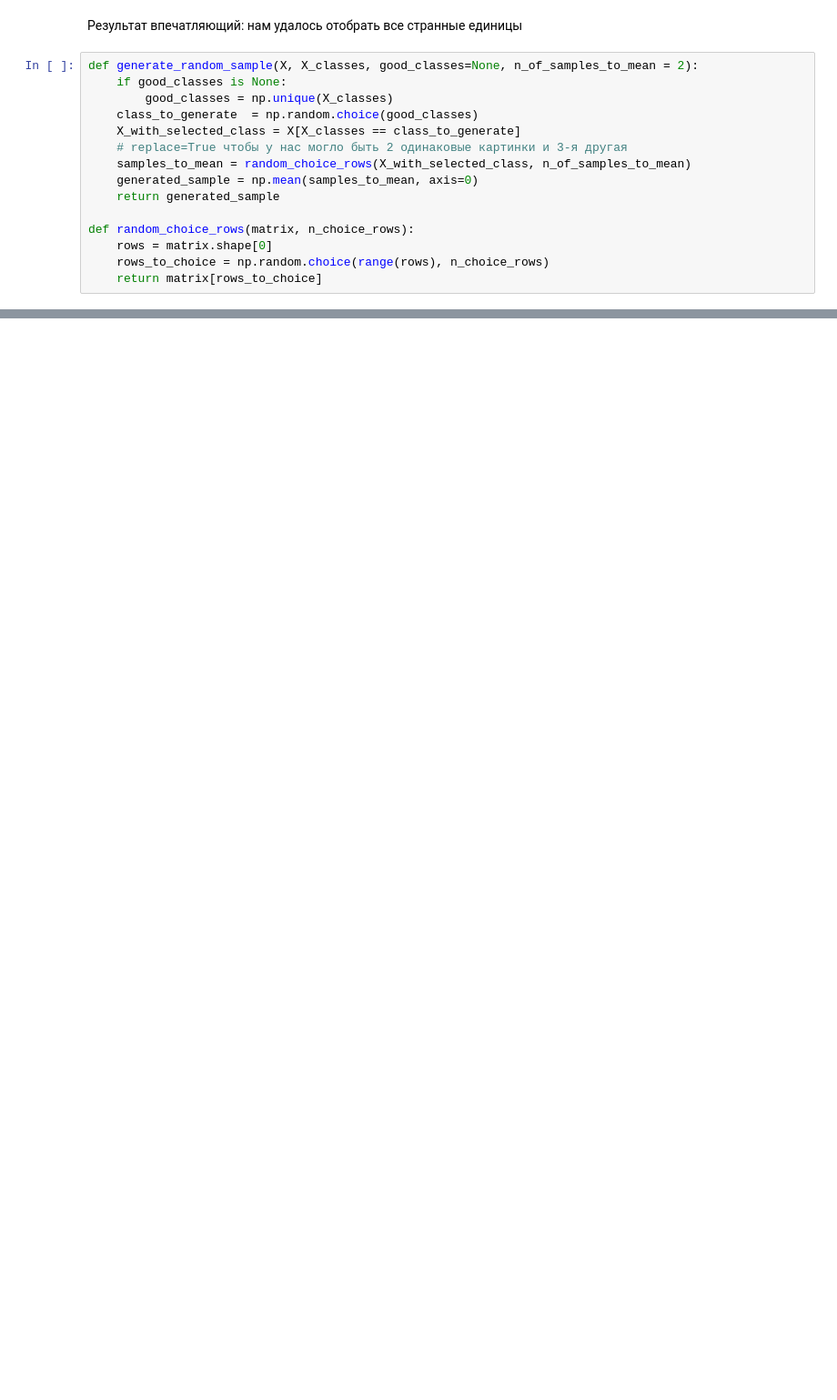
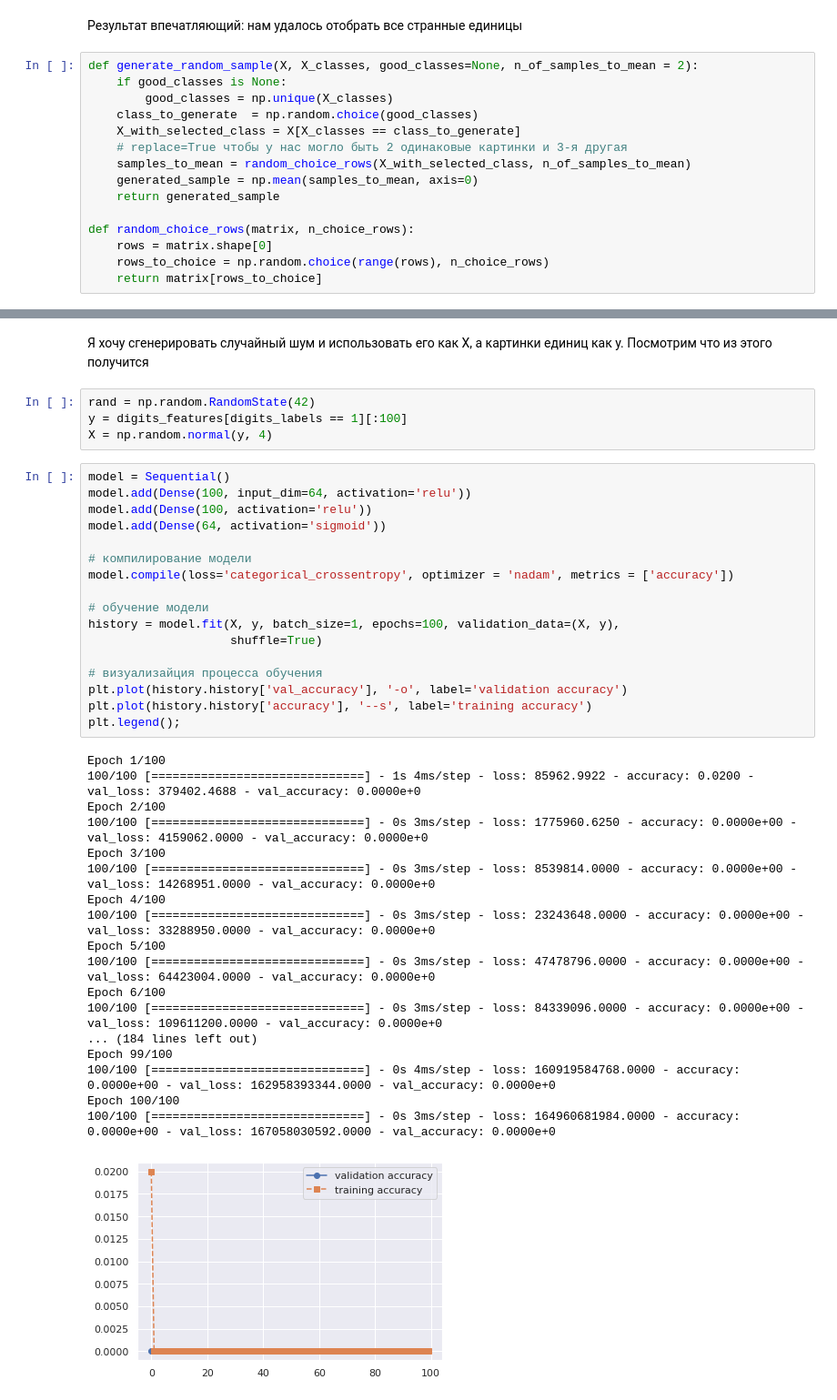
Before and after one commit to VsevolodKozlov-git/mnist-generation-experiments, a Jupyter notebook: main.ipynb, the cells around one changed output, grey strips where cells are left out. Shown at 91% size. Drawn from its saved outputs; the diff is of its cells as text; blank space fills up the shorter version.

```diff
--- a/main.ipynb
+++ b/main.ipynb
@@ -237,0 +301,42 @@ plt.show();
+# %% [markdown]
+Я хочу сгенерировать случайный шум и использовать его как X, а картинки единиц как y. Посмотрим что из этого получится
+# %%
+rand = np.random.RandomState(42)
+y = digits_features[digits_labels == 1][:100]
+X = np.random.normal(y, 4)
+# %%
+model = Sequential()
+model.add(Dense(100, input_dim=64, activation='relu'))
+model.add(Dense(100, activation='relu'))
+model.add(Dense(64, activation='sigmoid'))
+
+# компилирование модели
+model.compile(loss='categorical_crossentropy', optimizer = 'nadam', metrics = ['accuracy'])
+
+# обучение модели
+history = model.fit(X, y, batch_size=1, epochs=100, validation_data=(X, y),
+                    shuffle=True)
+
+# визуализайция процесса обучения
+plt.plot(history.history['val_accuracy'], '-o', label='validation accuracy')
+plt.plot(history.history['accuracy'], '--s', label='training accuracy')
+plt.legend();
+# %% [output]
+Epoch 1/100
+100/100 [==============================] - 1s 4ms/step - loss: 85962.9922 - accuracy: 0.0200 - val_loss: 379402.4688 - val_accuracy: 0.0000e+0
+Epoch 2/100
+100/100 [==============================] - 0s 3ms/step - loss: 1775960.6250 - accuracy: 0.0000e+00 - val_loss: 4159062.0000 - val_accuracy: 0.0000e+0
+Epoch 3/100
+100/100 [==============================] - 0s 3ms/step - loss: 8539814.0000 - accuracy: 0.0000e+00 - val_loss: 14268951.0000 - val_accuracy: 0.0000e+0
+Epoch 4/100
+100/100 [==============================] - 0s 3ms/step - loss: 23243648.0000 - accuracy: 0.0000e+00 - val_loss: 33288950.0000 - val_accuracy: 0.0000e+0
+Epoch 5/100
+100/100 [==============================] - 0s 3ms/step - loss: 47478796.0000 - accuracy: 0.0000e+00 - val_loss: 64423004.0000 - val_accuracy: 0.0000e+0
+Epoch 6/100
+100/100 [==============================] - 0s 3ms/step - loss: 84339096.0000 - accuracy: 0.0000e+00 - val_loss: 109611200.0000 - val_accuracy: 0.0000e+0
+... (184 lines left out)
+Epoch 99/100
+100/100 [==============================] - 0s 4ms/step - loss: 160919584768.0000 - accuracy: 0.0000e+00 - val_loss: 162958393344.0000 - val_accuracy: 0.0000e+0
+Epoch 100/100
+100/100 [==============================] - 0s 3ms/step - loss: 164960681984.0000 - accuracy: 0.0000e+00 - val_loss: 167058030592.0000 - val_accuracy: 0.0000e+0
+[figure, added]
```
Also changed, not shown: parts of 14 cells of this notebook, 3 other files.
